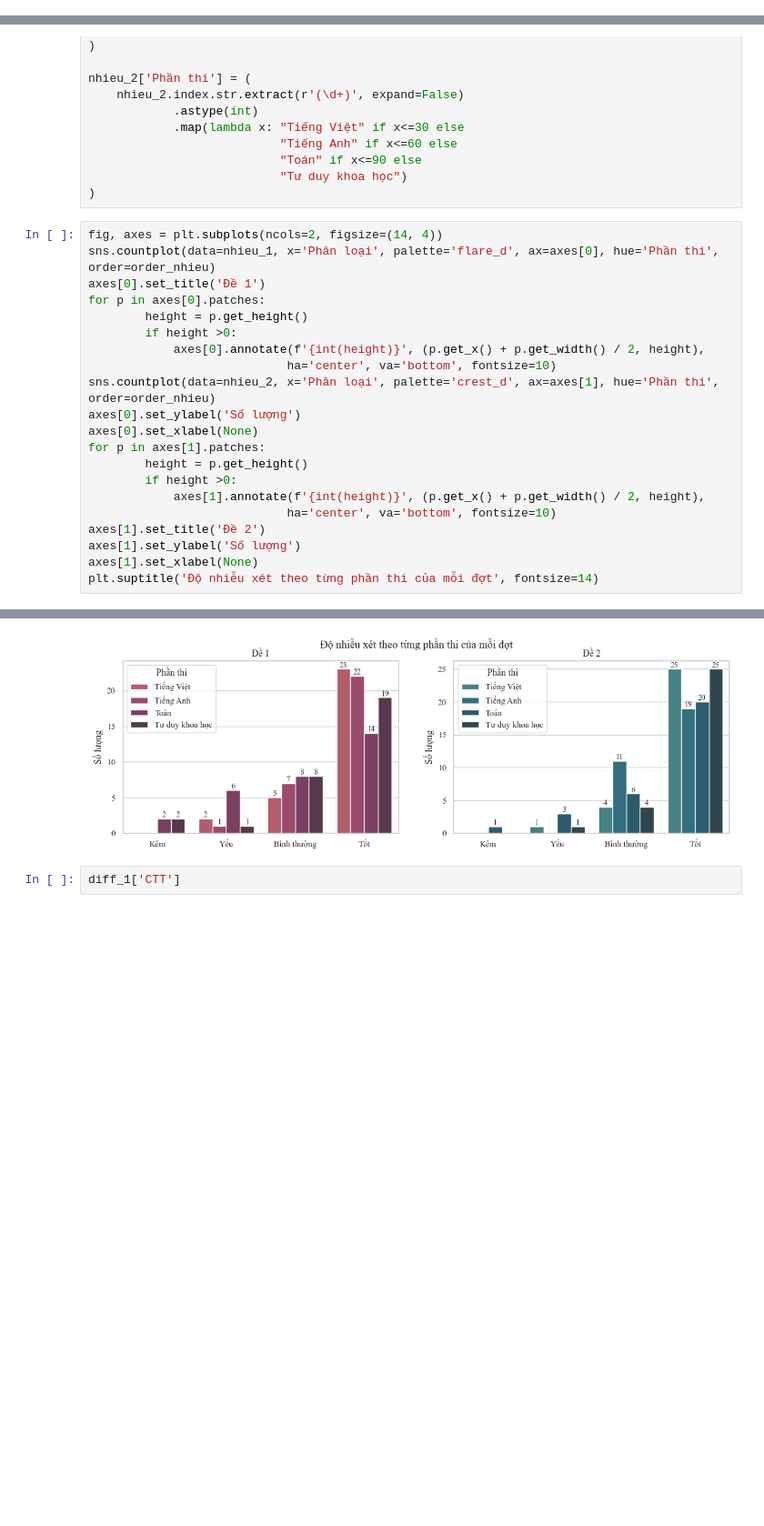
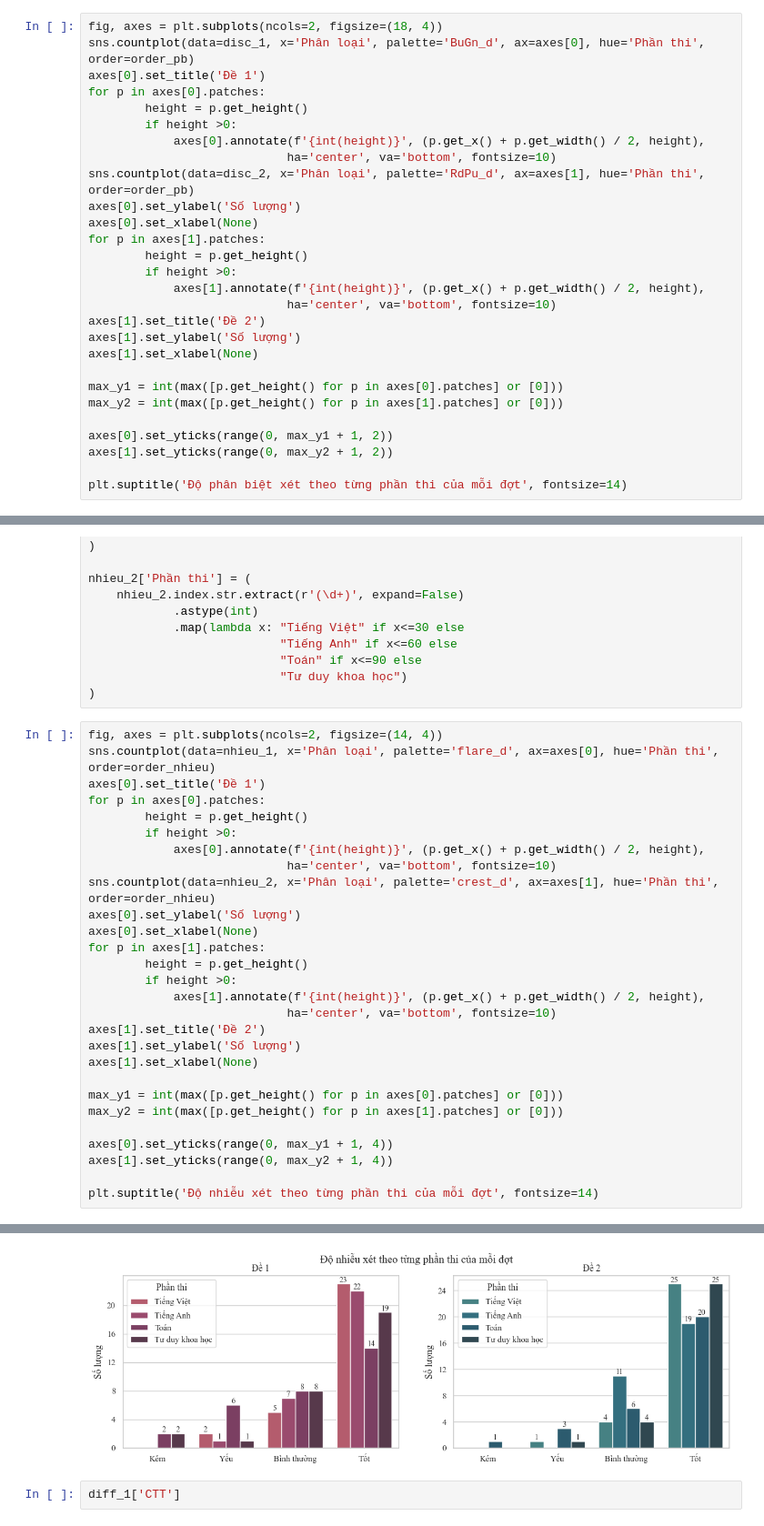
Before and after one commit to DuongThai2712/item-analysis-and-mmle-irt, a Jupyter notebook: main.ipynb, the cells around one changed output, grey strips where cells are left out. Shown at 91% size. Cells and saved outputs as stored; diff of their text form; blank space fills up the shorter version.

```diff
--- a/main.ipynb
+++ b/main.ipynb
@@ -275,3 +322,31 @@ disc_2['Phần thi'] = (
                            "Toán" if x<=90 else
                            "Tư duy khoa học")
 )
+# %%
+fig, axes = plt.subplots(ncols=2, figsize=(18, 4))
+sns.countplot(data=disc_1, x='Phân loại', palette='BuGn_d', ax=axes[0], hue='Phần thi', order=order_pb)
+axes[0].set_title('Đề 1')
+for p in axes[0].patches:
+        height = p.get_height()
+        if height >0:
+            axes[0].annotate(f'{int(height)}', (p.get_x() + p.get_width() / 2, height),
+                            ha='center', va='bottom', fontsize=10)
+sns.countplot(data=disc_2, x='Phân loại', palette='RdPu_d', ax=axes[1], hue='Phần thi', order=order_pb)
+axes[0].set_ylabel('Số lượng')
+axes[0].set_xlabel(None)
+for p in axes[1].patches:
+        height = p.get_height()
+        if height >0:
+            axes[1].annotate(f'{int(height)}', (p.get_x() + p.get_width() / 2, height),
+                            ha='center', va='bottom', fontsize=10)
+axes[1].set_title('Đề 2')
+axes[1].set_ylabel('Số lượng')
+axes[1].set_xlabel(None)
+
+max_y1 = int(max([p.get_height() for p in axes[0].patches] or [0]))
+max_y2 = int(max([p.get_height() for p in axes[1].patches] or [0]))
+
+axes[0].set_yticks(range(0, max_y1 + 1, 2))
+axes[1].set_yticks(range(0, max_y2 + 1, 2))
+
+plt.suptitle('Độ phân biệt xét theo từng phần thi của mỗi đợt', fontsize=14)
@@ -458,27 +536,34 @@ nhieu_2['Phần thi'] = (
 # %%
 fig, axes = plt.subplots(ncols=2, figsize=(14, 4))
 sns.countplot(data=nhieu_1, x='Phân loại', palette='flare_d', ax=axes[0], hue='Phần thi', order=order_nhieu)
 axes[0].set_title('Đề 1')
 for p in axes[0].patches:
         height = p.get_height()
         if height >0:
             axes[0].annotate(f'{int(height)}', (p.get_x() + p.get_width() / 2, height),
                             ha='center', va='bottom', fontsize=10)
 sns.countplot(data=nhieu_2, x='Phân loại', palette='crest_d', ax=axes[1], hue='Phần thi', order=order_nhieu)
 axes[0].set_ylabel('Số lượng')
 axes[0].set_xlabel(None)
 for p in axes[1].patches:
         height = p.get_height()
         if height >0:
             axes[1].annotate(f'{int(height)}', (p.get_x() + p.get_width() / 2, height),
                             ha='center', va='bottom', fontsize=10)
 axes[1].set_title('Đề 2')
 axes[1].set_ylabel('Số lượng')
 axes[1].set_xlabel(None)
+
+max_y1 = int(max([p.get_height() for p in axes[0].patches] or [0]))
+max_y2 = int(max([p.get_height() for p in axes[1].patches] or [0]))
+
+axes[0].set_yticks(range(0, max_y1 + 1, 4))
+axes[1].set_yticks(range(0, max_y2 + 1, 4))
+
 plt.suptitle('Độ nhiễu xét theo từng phần thi của mỗi đợt', fontsize=14)
 # %% [output]
 Text(0.5, 0.98, 'Độ nhiễu xét theo từng phần thi của mỗi đợt')
-[figure, old version]
+[figure, new version]
 # %%
 diff_1['CTT']
 # %% [output]
```
Also changed, not shown: parts of 11 cells of this notebook, 2 other files.
